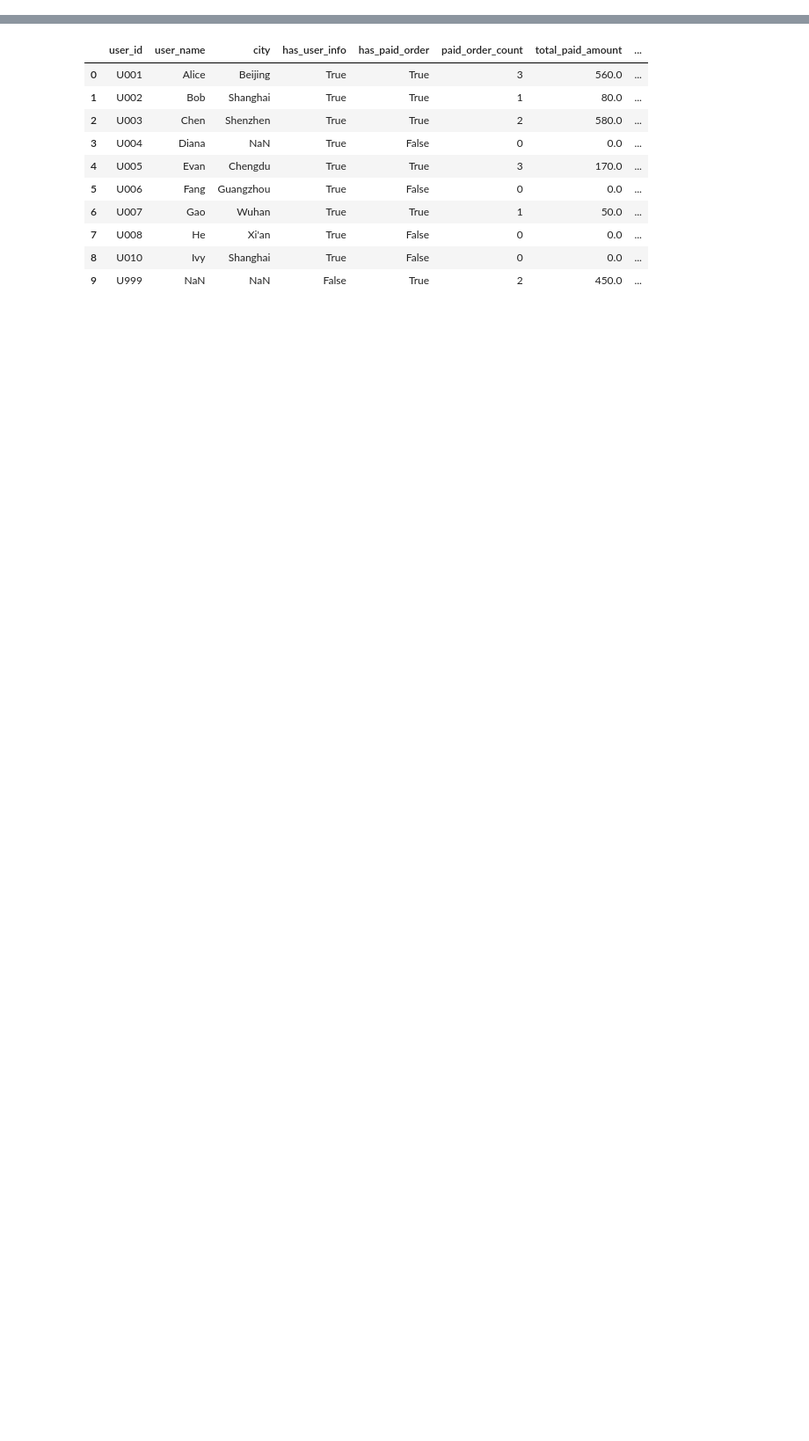
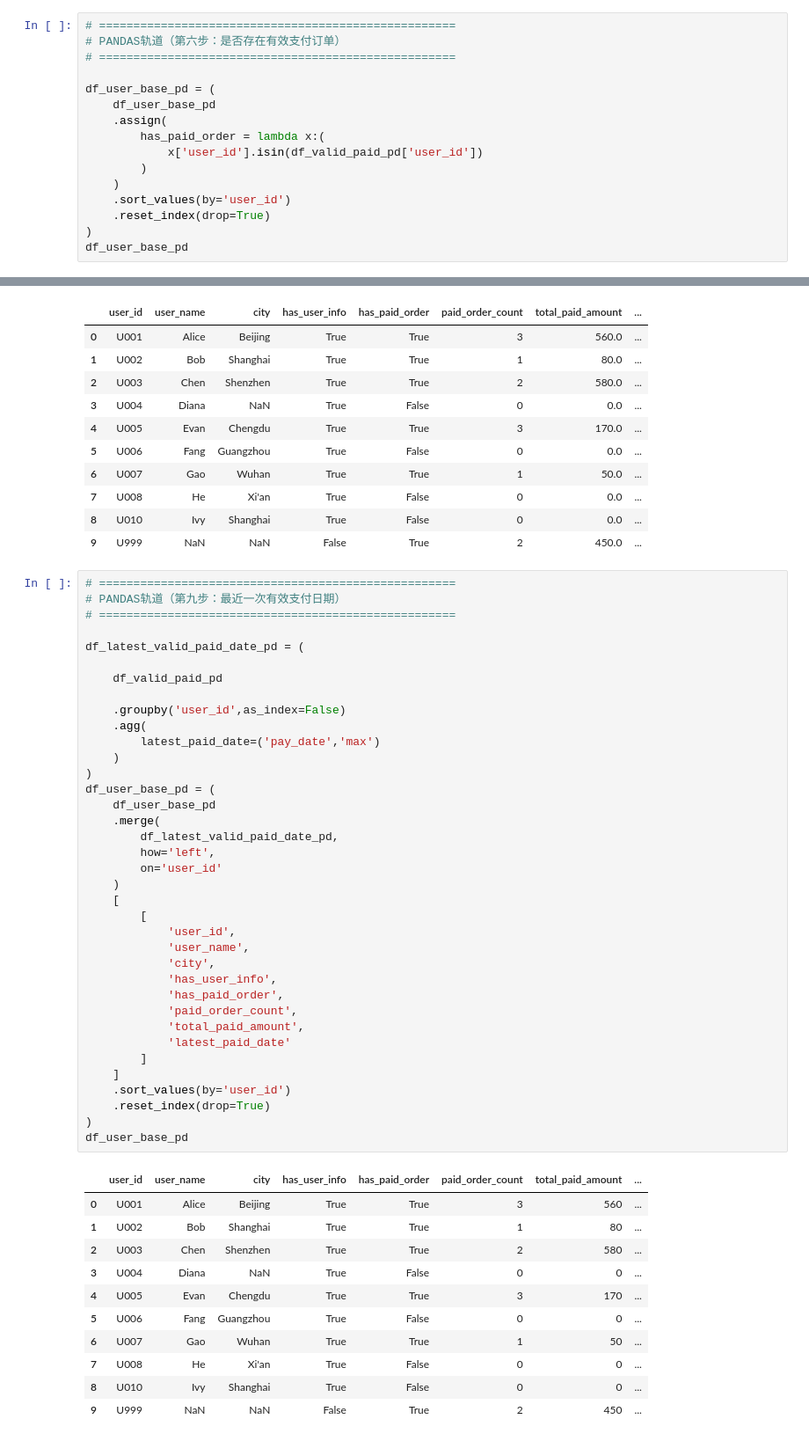
Before and after one commit to zhuimengren9527/projects, a Jupyter notebook: 02_sql_and_pandas/window_function/integrated_practice/03_order_user_analysis.ipynb, the cells around one changed output, grey strips where cells are left out. Shown at 88% size. Drawn from its saved outputs; the diff is of its cells as text; blank space fills up the shorter version.

```diff
--- a/02_sql_and_pandas/window_function/integrated_practice/03_order_user_analysis.ipynb
+++ b/02_sql_and_pandas/window_function/integrated_practice/03_order_user_analysis.ipynb
@@ -1414,3 +1630,19 @@ df_user_base
 | 7 | U008 | He | Xi'an | True | False |
 | 8 | U010 | Ivy | Shanghai | True | False |
 | 9 | U999 | NaN | NaN | False | True |
+# %%
+# ====================================================
+# PANDAS轨道（第六步：是否存在有效支付订单）
+# ====================================================
+
+df_user_base_pd = (
+    df_user_base_pd
+    .assign(
+        has_paid_order = lambda x:(
+            x['user_id'].isin(df_valid_paid_pd['user_id'])
+        )
+    )
+    .sort_values(by='user_id')
+    .reset_index(drop=True)
+)
+df_user_base_pd
@@ -1587,3 +1933,52 @@ df_user_base
 | 7 | U008 | He | Xi'an | True | False | 0 | 0.0 | ... |
 | 8 | U010 | Ivy | Shanghai | True | False | 0 | 0.0 | ... |
 | 9 | U999 | NaN | NaN | False | True | 2 | 450.0 | ... |
+# %%
+# ====================================================
+# PANDAS轨道（第九步：最近一次有效支付日期）
+# ====================================================
+
+df_latest_valid_paid_date_pd = (
+
+    df_valid_paid_pd
+
+    .groupby('user_id',as_index=False)
+    .agg(
+        latest_paid_date=('pay_date','max')
+    )
+)
+df_user_base_pd = (
+    df_user_base_pd
+    .merge(
+        df_latest_valid_paid_date_pd,
+        how='left',
+        on='user_id'
+    )
+    [
+        [
+            'user_id',
+            'user_name',
+            'city',
+            'has_user_info',
+            'has_paid_order',
+            'paid_order_count',
+            'total_paid_amount',
+            'latest_paid_date'
+        ]
+    ]
+    .sort_values(by='user_id')
+    .reset_index(drop=True)
+)
+df_user_base_pd
+# %% [output]
+|  | user_id | user_name | city | has_user_info | has_paid_order | paid_order_count | total_paid_amount | ... |
+| 0 | U001 | Alice | Beijing | True | True | 3 | 560 | ... |
+| 1 | U002 | Bob | Shanghai | True | True | 1 | 80 | ... |
+| 2 | U003 | Chen | Shenzhen | True | True | 2 | 580 | ... |
+| 3 | U004 | Diana | NaN | True | False | 0 | 0 | ... |
+| 4 | U005 | Evan | Chengdu | True | True | 3 | 170 | ... |
+| 5 | U006 | Fang | Guangzhou | True | False | 0 | 0 | ... |
+| 6 | U007 | Gao | Wuhan | True | True | 1 | 50 | ... |
+| 7 | U008 | He | Xi'an | True | False | 0 | 0 | ... |
+| 8 | U010 | Ivy | Shanghai | True | False | 0 | 0 | ... |
+| 9 | U999 | NaN | NaN | False | True | 2 | 450 | ... |
```
Also changed, not shown: parts of 24 cells of this notebook.
